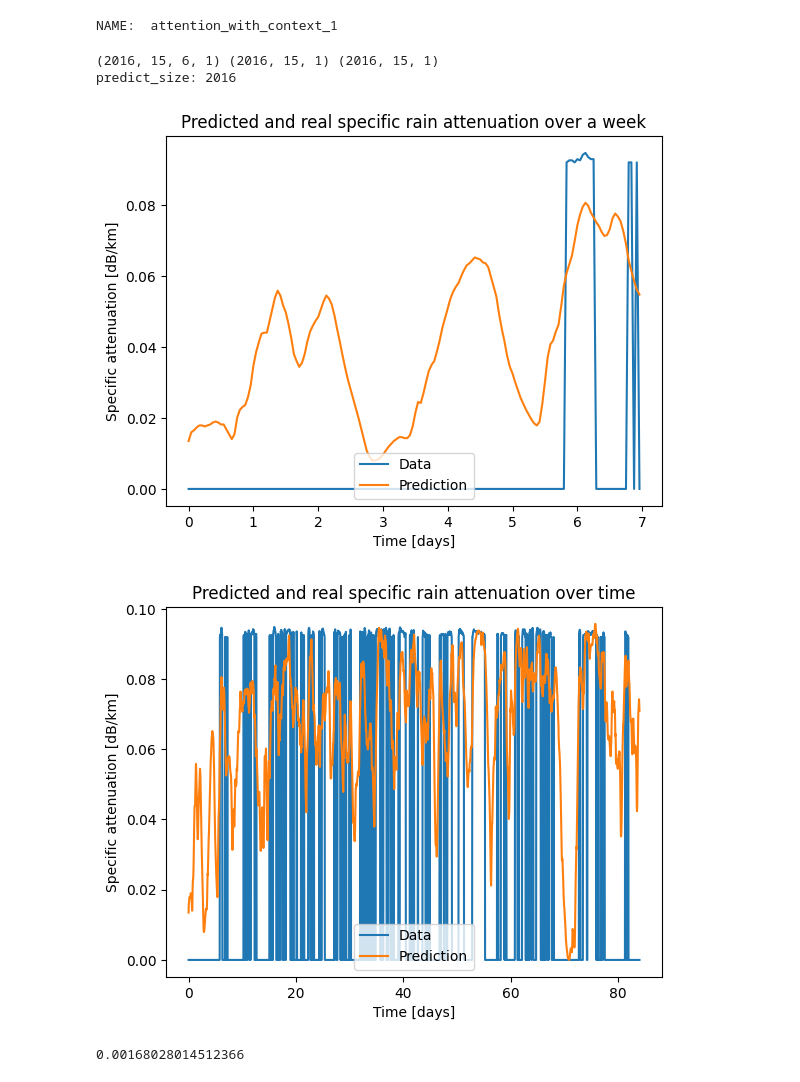
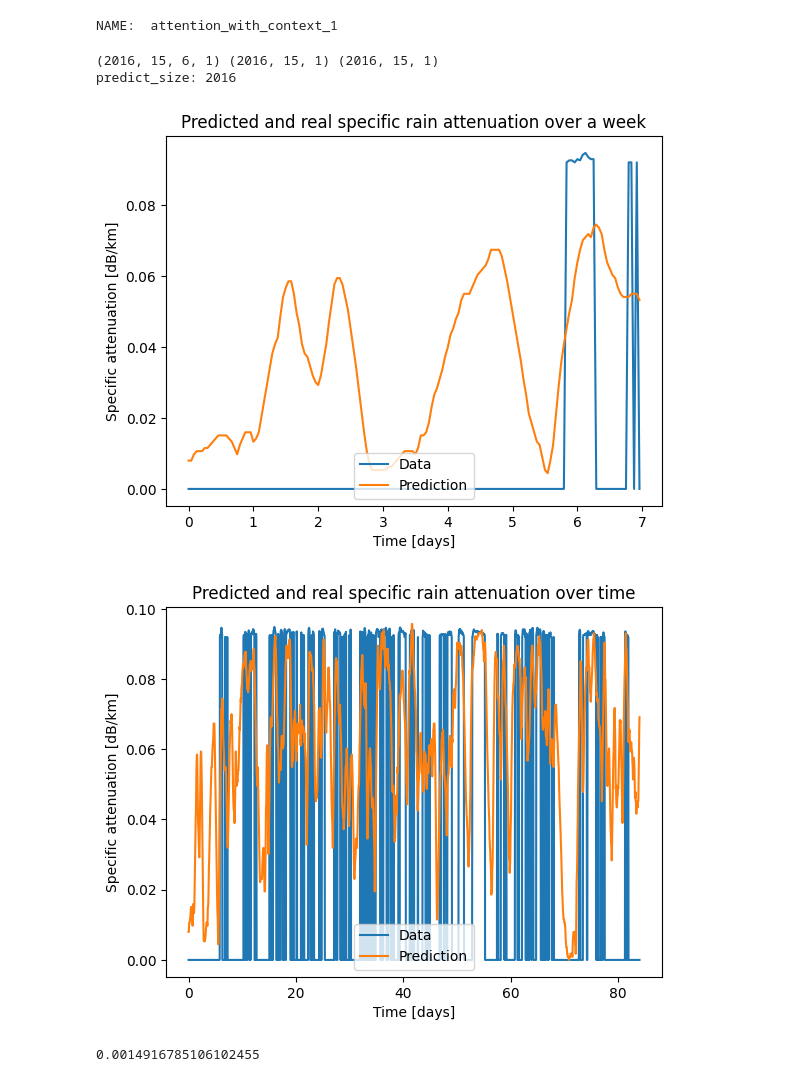
Before and after one commit to eindH/AT-Conv-LSTM, a Jupyter notebook: prediction.ipynb, the cells around one changed output. Cells and saved outputs as stored; diff of their text form; code cells hidden in the pictures.

```diff
--- a/prediction.ipynb
+++ b/prediction.ipynb
@@ -63,46 +61,46 @@ with CustomObjectScope({'AttentionLayer': AttentionLayer,'AttentionWithContext':
 	loaded_model_json = json_file.read()
 	json_file.close()
 	cnn_lstm_model = model_from_json(loaded_model_json)
-	cnn_lstm_model.load_weights("model/model_0005-0.0001.h5", 'r')
+	cnn_lstm_model.load_weights("model/model_0010-0.0001.h5", 'r')
 # %% [output]
 NAME:  attention_with_context_1
 # %%
 # start =time.clock()
 print(test_data.shape,test_w.shape,test_d.shape)
 predicted = predict_point_by_point(cnn_lstm_model, [test_data,test_w,test_d])
-pred_med = np.max(predicted) - np.min(predicted)
+pred_med = (np.max(predicted) - np.min(predicted))
 pred_min = np.min(predicted)
 
-coefficient = np.max(data1)/np.max(predicted - np.min(predicted))
+coefficient = -np.max(data1)/np.max(predicted - np.min(predicted))
 scaled_prediction = - coefficient * (predicted  - np.min(predicted))
 scaled_prediction = scaled_prediction - np.min(scaled_prediction)
 
 x_axis = np.arange(0,len(scaled_prediction))/24
 
 time_length = 7
 start_index = -2032
 plt.plot(x_axis[0:time_length*24],data1[start_index:start_index+time_length*24])
 plt.plot(x_axis[0:time_length*24],scaled_prediction[0:time_length*24])
 plt.legend(["Data", "Prediction"], loc='lower center')
 plt.xlabel("Time [days]")
 plt.ylabel("Specific attenuation [dB/km]")
 plt.title("Predicted and real specific rain attenuation over a week")
 plt.show()
 
 plt.plot(x_axis,data1[-2032:-16])
 plt.plot(x_axis,scaled_prediction)
 plt.legend(["Data", "Prediction"], loc='lower center')
 plt.xlabel("Time [days]")
 plt.ylabel("Specific attenuation [dB/km]")
 plt.title("Predicted and real specific rain attenuation over time")
 plt.show()
 # %% [output]
 (2016, 15, 6, 1) (2016, 15, 1) (2016, 15, 1)
 predict_size: 2016
-[figure, old version]
+[figure, new version]
-[figure, old version]
+[figure, new version]
 # %%
 MSE = np.sum((data1[start_index:start_index+time_length*24] - scaled_prediction[0:time_length*24])**2)/len(scaled_prediction[0:time_length*24])
 MSE
 # %% [output]
-0.00168028014512366
+0.0014916785106102455
```
Also changed, not shown: parts of 1 cell of this notebook, 6 other files.
